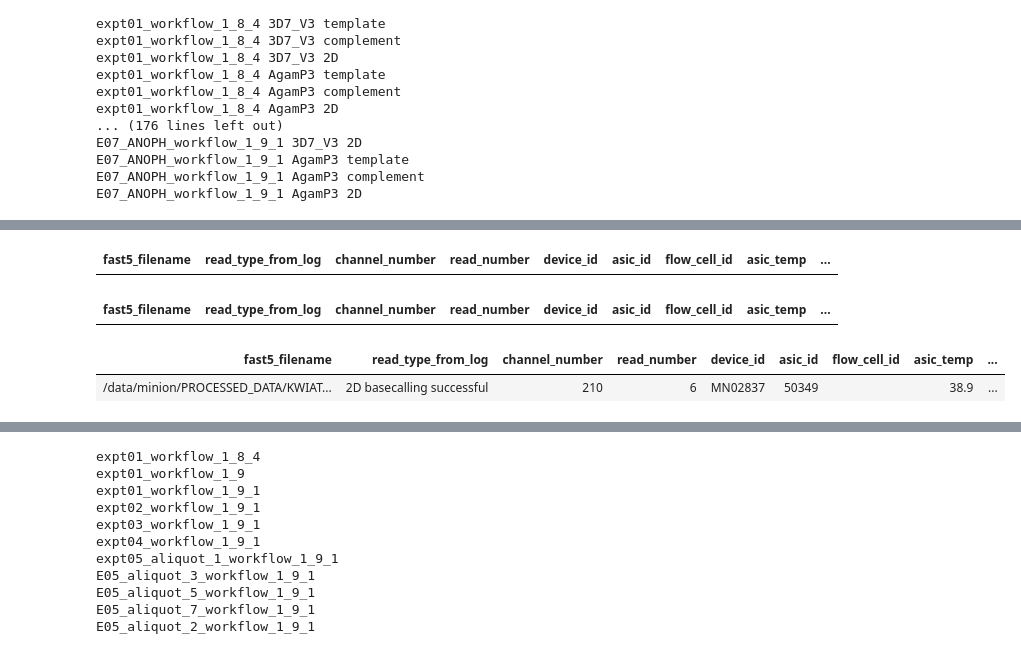
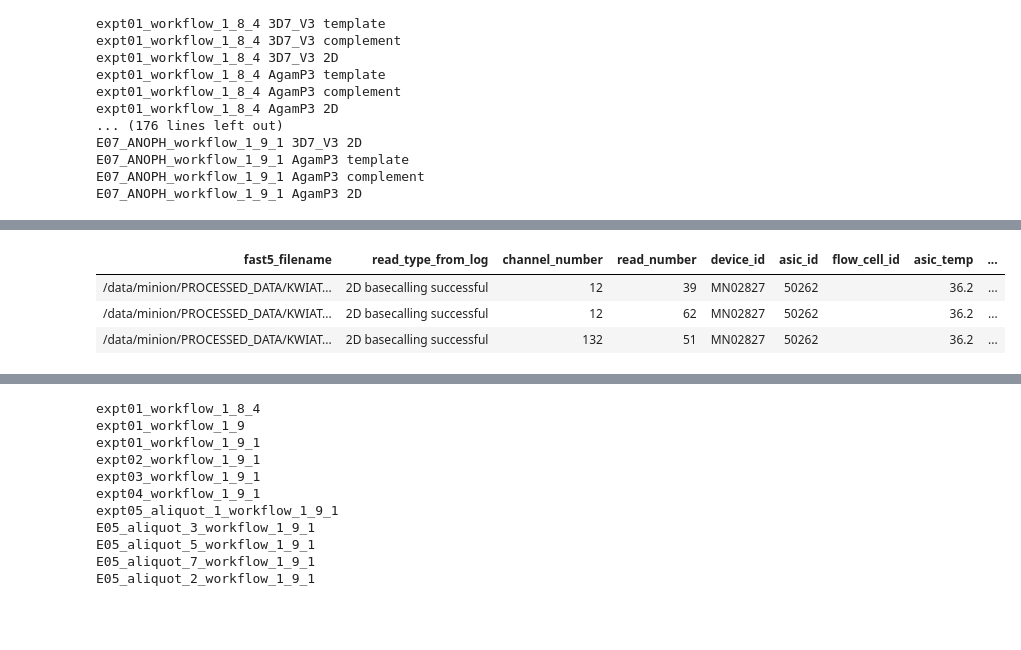
Before and after one commit to iqbal-lab/wt_nanopore, a Jupyter notebook: notebooks/20140708_first_runs_analysis.ipynb, the cells around one changed output, grey strips where cells are left out. Drawn from its saved outputs; the diff is of its cells as text; code cells hidden in the pictures; blank space fills up the shorter version.

```diff
--- a/notebooks/20140708_first_runs_analysis.ipynb
+++ b/notebooks/20140708_first_runs_analysis.ipynb
@@ -432,5 +419,5 @@ def summarise_bam_reads(all_reads):
 
     return read_summaries
 
-all_reads = list(pysam.Samfile("/data/minion/work/expt01_workflow_1_9_1/last/ont_lambda/reads_2D.last.sorted.bam", "rb" ).fetch())
+all_reads = list(pysam.Samfile("/data/minion/work/expt01_workflow_1_9_1/last/ont_lambda/reads_2D.2.1.last.sorted.bam", "rb" ).fetch())
 temp_read_summaries = summarise_bam_reads(all_reads)
@@ -558,10 +556,17 @@ for experiment in experiments:
         mapped_read_summaries[experiment][reference_genome] = OrderedDict()
         for read_type in read_types:
             print experiment, reference_genome, read_type
-            samfile = pysam.Samfile("/data/minion/work/%s/last/%s/reads_%s.last.sorted.bam" %(experiment, reference_genome, read_type), "rb" )
-            all_reads = list(samfile.fetch())
-            samfile.close()
-            mapped_read_summaries[experiment][reference_genome][read_type] = summarise_bam_reads(all_reads)
+            mapped_read_summaries_fn = os.path.join(output_dirs[experiment], "mapped_read_summaries_%s_%s.npy" % (reference_genome, read_type))
+            if os.path.exists(mapped_read_summaries_fn):
+                mapped_read_summaries[experiment][reference_genome][read_type] = np.load(mapped_read_summaries_fn)
+            else:
+                lastal_a = experiments[experiment]['lastal_a']
+                lastal_m = experiments[experiment]['lastal_m']
+                samfile = pysam.Samfile("/data/minion/work/%s/last/%s/reads_%s.%d.%d.last.sorted.bam" %(experiment, reference_genome, read_type, lastal_a, lastal_m), "rb" )
+                all_reads = list(samfile.fetch())
+                samfile.close()
+                mapped_read_summaries[experiment][reference_genome][read_type] = summarise_bam_reads(all_reads)
+                np.save(mapped_read_summaries_fn, mapped_read_summaries[experiment][reference_genome][read_type])
 # %% [output]
 expt01_workflow_1_8_4 ont_lambda template
 expt01_workflow_1_8_4 ont_lambda complement
@@ -776,13 +658,7 @@ read_summary_tables.keys()
 # %%
-read_summary_tables['expt01_workflow_1_9_1'].select(lambda rec: rec['fragments_3D7_V3_2D'] > 0).head(10)
+read_summary_tables['E07_ANOPH_workflow_1_9_1'].select(lambda rec: rec['fragments_AgamP3_2D'] > 0).head(3)
 # %% [output]
 | fast5_filename | read_type_from_log | channel_number | read_number | device_id | asic_id | flow_cell_id | asic_temp | ... |
+| /data/minion/PROCESSED_DATA/KWIAT... | 2D basecalling successful | 12 | 39 | MN02827 | 50262 |  | 36.2 | ... |
+| /data/minion/PROCESSED_DATA/KWIAT... | 2D basecalling successful | 12 | 62 | MN02827 | 50262 |  | 36.2 | ... |
+| /data/minion/PROCESSED_DATA/KWIAT... | 2D basecalling successful | 132 | 51 | MN02827 | 50262 |  | 36.2 | ... |
-# %%
-read_summary_tables['expt02_workflow_1_9_1'].select(lambda rec: rec['fragments_3D7_V3_2D'] > 0).head(10)
-# %% [output]
-| fast5_filename | read_type_from_log | channel_number | read_number | device_id | asic_id | flow_cell_id | asic_temp | ... |
-# %%
-read_summary_tables['expt03_workflow_1_9_1'].select(lambda rec: rec['fragments_AgamP3_2D'] > 0).head(10)
-# %% [output]
-| fast5_filename | read_type_from_log | channel_number | read_number | device_id | asic_id | flow_cell_id | asic_temp | ... |
-| /data/minion/PROCESSED_DATA/KWIAT... | 2D basecalling successful | 210 | 6 | MN02837 | 50349 |  | 38.9 | ... |
```
Also changed, not shown: parts of 39 cells of this notebook, 1 other file.
